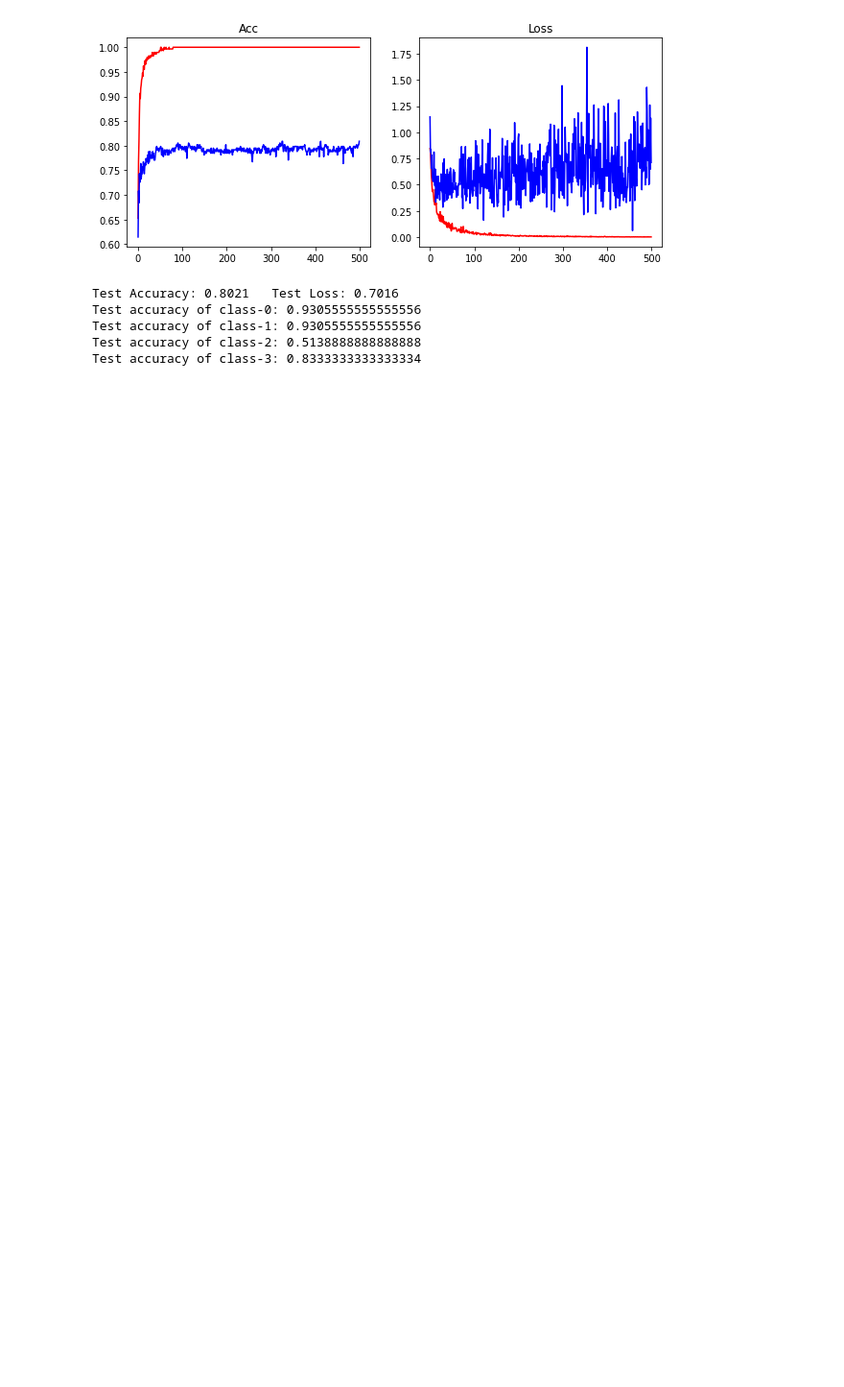
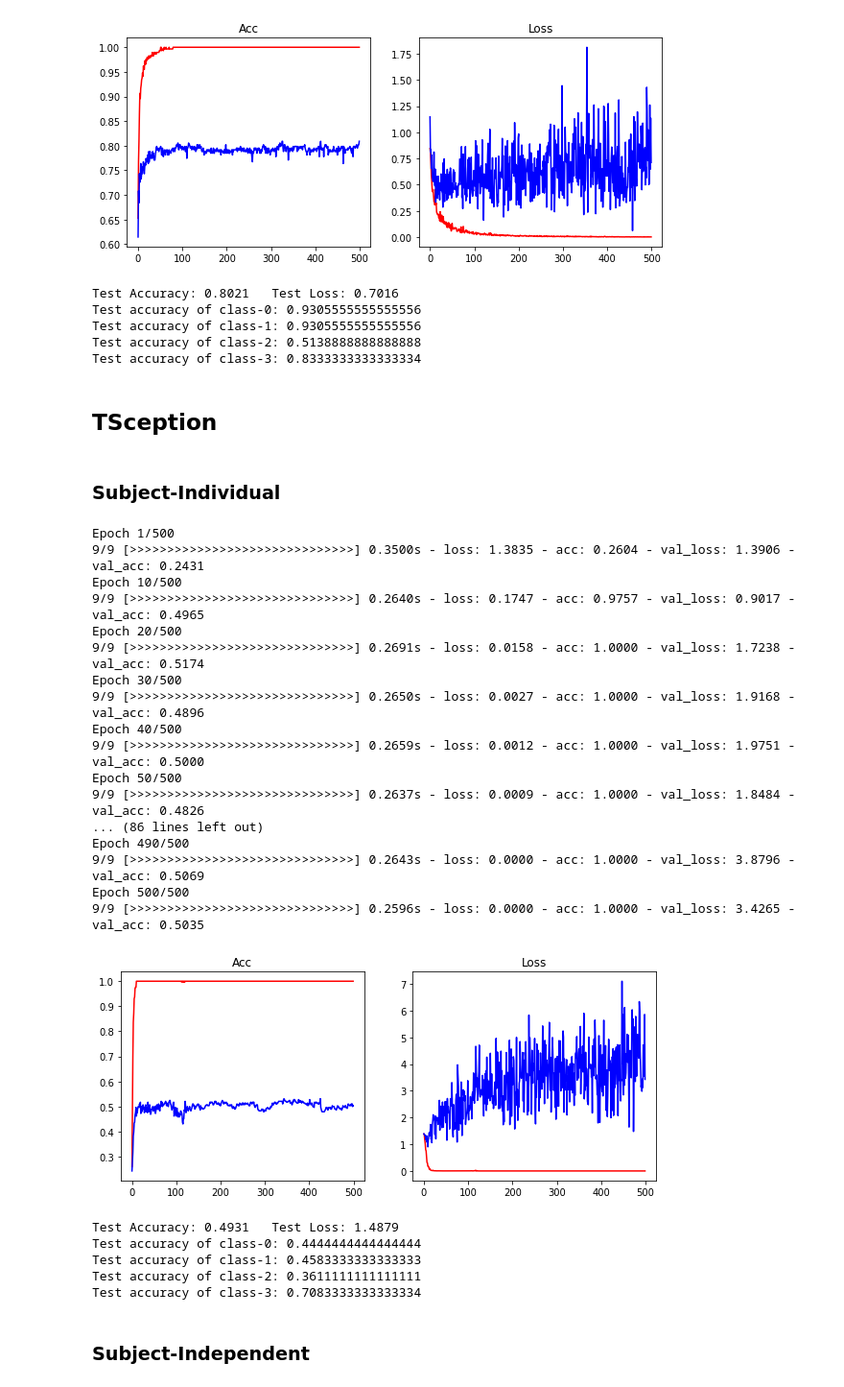
Before and after one commit to cemeteryparty/BCI_5275_Lab4_2, a Jupyter notebook: src/5275_Lab4_2.ipynb, the cells around one changed output. Shown at 96% size. Saved outputs shown, nothing was run; the diff lists cells and outputs as text; code cells hidden in the pictures; blank space fills up the shorter version.

```diff
--- a/src/5275_Lab4_2.ipynb
+++ b/src/5275_Lab4_2.ipynb
@@ -1640,3 +1640,63 @@ Test accuracy of class-0: 0.9305555555555556
 Test accuracy of class-1: 0.9305555555555556
 Test accuracy of class-2: 0.5138888888888888
 Test accuracy of class-3: 0.8333333333333334
+# %% [markdown]
+## TSception
+# %% [markdown]
+### Subject-Individual
+# %%
+trainloader = DataLoader(dataset=ind_trainset, batch_size=32, shuffle=True)
+testloader = DataLoader(dataset=testset, batch_size=32, shuffle=True)
+model = Model(TSception(num_classes=4, input_size=(1,22,562),
+    sampling_rate=128, num_T=9, num_S=6, hidden=128, dropout_rate=0.5).to(device), lr=0.001)
+tsception_ind_his = model.fit(trainloader=trainloader, validloader=testloader,
+    epochs=500, monitor=["acc", "val_acc"])
+plt.figure(figsize = (10, 4))
+plt.subplot(1, 2, 1)
+plt.title("Acc")
+plt.plot(tsception_ind_his["acc"], color="red")
+plt.plot(tsception_ind_his["val_acc"], color="blue")
+plt.subplot(1, 2, 2)
+plt.title("Loss")
+plt.plot(tsception_ind_his["loss"], color="red")
+plt.plot(tsception_ind_his["val_loss"], color="blue")
+plt.show()
+# %% [output]
+Epoch 1/500
+9/9 [>>>>>>>>>>>>>>>>>>>>>>>>>>>>>>] 0.3500s - loss: 1.3835 - acc: 0.2604 - val_loss: 1.3906 - val_acc: 0.2431
+Epoch 10/500
+9/9 [>>>>>>>>>>>>>>>>>>>>>>>>>>>>>>] 0.2640s - loss: 0.1747 - acc: 0.9757 - val_loss: 0.9017 - val_acc: 0.4965
+Epoch 20/500
+9/9 [>>>>>>>>>>>>>>>>>>>>>>>>>>>>>>] 0.2691s - loss: 0.0158 - acc: 1.0000 - val_loss: 1.7238 - val_acc: 0.5174
+Epoch 30/500
+9/9 [>>>>>>>>>>>>>>>>>>>>>>>>>>>>>>] 0.2650s - loss: 0.0027 - acc: 1.0000 - val_loss: 1.9168 - val_acc: 0.4896
+Epoch 40/500
+9/9 [>>>>>>>>>>>>>>>>>>>>>>>>>>>>>>] 0.2659s - loss: 0.0012 - acc: 1.0000 - val_loss: 1.9751 - val_acc: 0.5000
+Epoch 50/500
+9/9 [>>>>>>>>>>>>>>>>>>>>>>>>>>>>>>] 0.2637s - loss: 0.0009 - acc: 1.0000 - val_loss: 1.8484 - val_acc: 0.4826
+... (86 lines left out)
+Epoch 490/500
+9/9 [>>>>>>>>>>>>>>>>>>>>>>>>>>>>>>] 0.2643s - loss: 0.0000 - acc: 1.0000 - val_loss: 3.8796 - val_acc: 0.5069
+Epoch 500/500
+9/9 [>>>>>>>>>>>>>>>>>>>>>>>>>>>>>>] 0.2596s - loss: 0.0000 - acc: 1.0000 - val_loss: 3.4265 - val_acc: 0.5035
+[figure, added]
+# %%
+ind_model = Model.load(tsception_ind_his["lastest_model_path"])
+eva_test = ind_model.evaluate(dataloader=testloader)
+print(f"Test Accuracy: {eva_test[1]:.4f}\tTest Loss: {eva_test[0]:.4f}")
+rec_test = {"total": [0, 0, 0, 0], "hit": [0, 0, 0, 0]}
+real_test = teY.reshape(teY.size)
+pred_test = ind_model.predict(dataset=testset)
+for i in range(288):
+    rec_test["total"][real_test[i]] += 1
+    rec_test["hit"][real_test[i]] += (1 if real_test[i] == pred_test[i] else 0)
+for i in range(4):
+    print("Test accuracy of class-{}: {}".format(i, rec_test["hit"][i] / rec_test["total"][i]))
+# %% [output]
+Test Accuracy: 0.4931   Test Loss: 1.4879
+Test accuracy of class-0: 0.4444444444444444
+Test accuracy of class-1: 0.4583333333333333
+Test accuracy of class-2: 0.3611111111111111
+Test accuracy of class-3: 0.7083333333333334
+# %% [markdown]
+### Subject-Independent
```
Also changed, not shown: parts of 8 cells of this notebook, 1 other file.
